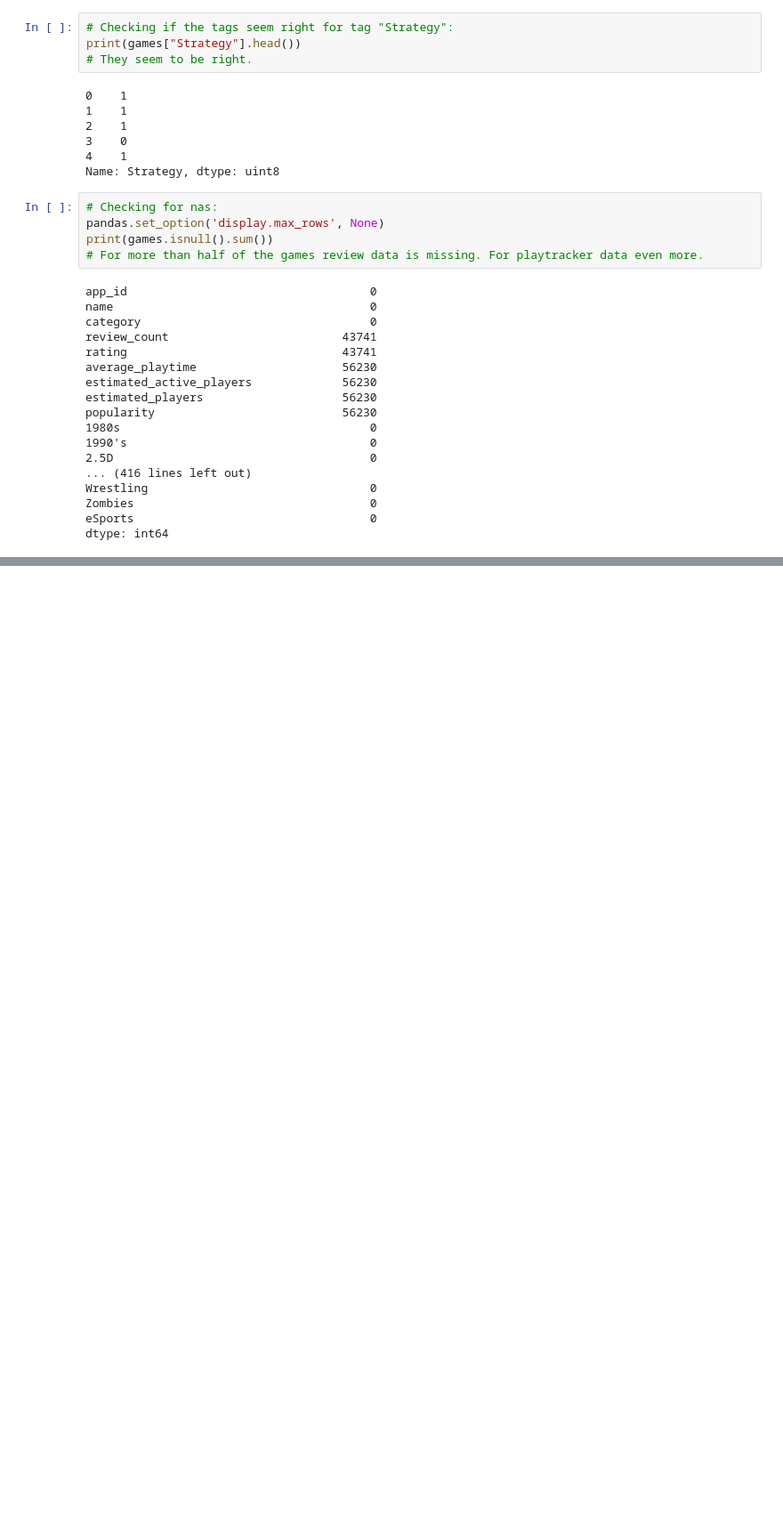
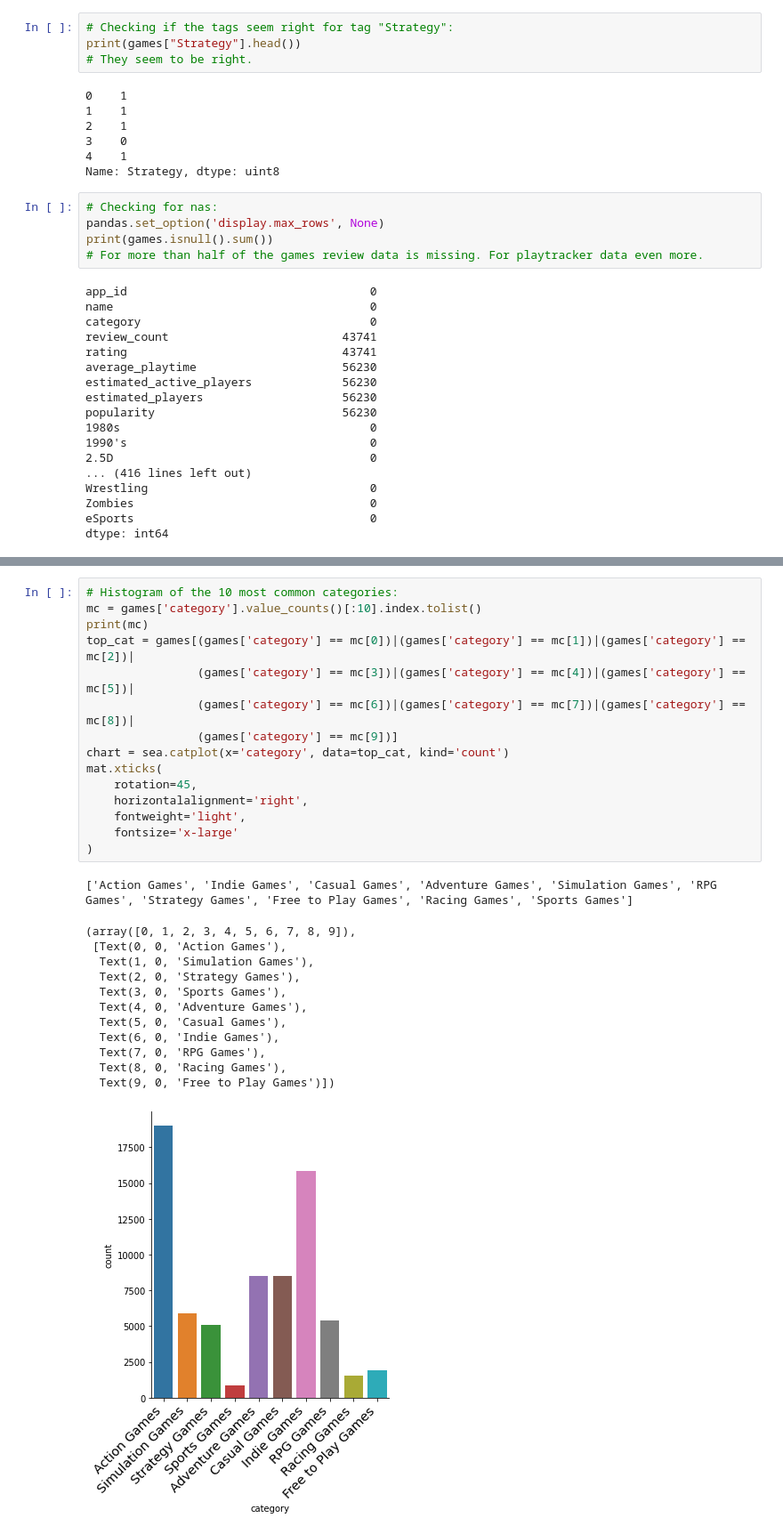
Before and after one commit to LukasL97/IDS-Steam, a Jupyter notebook: Project_incompletedata.ipynb, the cells around one changed output, grey strips where cells are left out. Shown: that part at 89% size. Saved outputs shown, nothing was run; the diff lists cells and outputs as text; blank space fills up the shorter version.

```diff
--- a/Project_incompletedata.ipynb
+++ b/Project_incompletedata.ipynb
@@ -193,0 +224,29 @@ dtype: int64
+# %%
+# Histogram of the 10 most common categories:
+mc = games['category'].value_counts()[:10].index.tolist()
+print(mc)
+top_cat = games[(games['category'] == mc[0])|(games['category'] == mc[1])|(games['category'] == mc[2])|
+                (games['category'] == mc[3])|(games['category'] == mc[4])|(games['category'] == mc[5])|
+                (games['category'] == mc[6])|(games['category'] == mc[7])|(games['category'] == mc[8])|
+                (games['category'] == mc[9])]
+chart = sea.catplot(x='category', data=top_cat, kind='count')
+mat.xticks(
+    rotation=45,
+    horizontalalignment='right',
+    fontweight='light',
+    fontsize='x-large'
+)
+# %% [output]
+['Action Games', 'Indie Games', 'Casual Games', 'Adventure Games', 'Simulation Games', 'RPG Games', 'Strategy Games', 'Free to Play Games', 'Racing Games', 'Sports Games']
+(array([0, 1, 2, 3, 4, 5, 6, 7, 8, 9]),
+ [Text(0, 0, 'Action Games'),
+  Text(1, 0, 'Simulation Games'),
+  Text(2, 0, 'Strategy Games'),
+  Text(3, 0, 'Sports Games'),
+  Text(4, 0, 'Adventure Games'),
+  Text(5, 0, 'Casual Games'),
+  Text(6, 0, 'Indie Games'),
+  Text(7, 0, 'RPG Games'),
+  Text(8, 0, 'Racing Games'),
+  Text(9, 0, 'Free to Play Games')])
+[figure, added]
```
Also changed, not shown: parts of 2 cells of this notebook.
